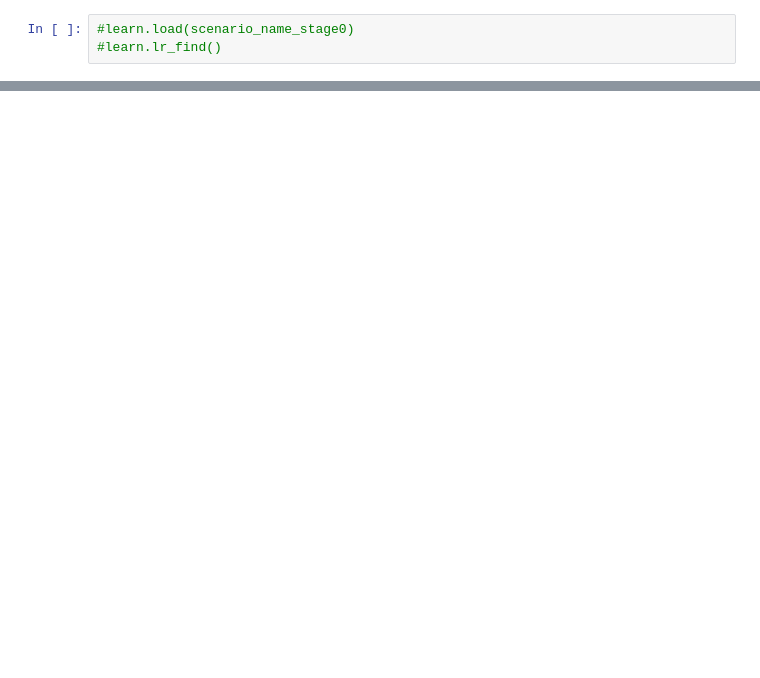
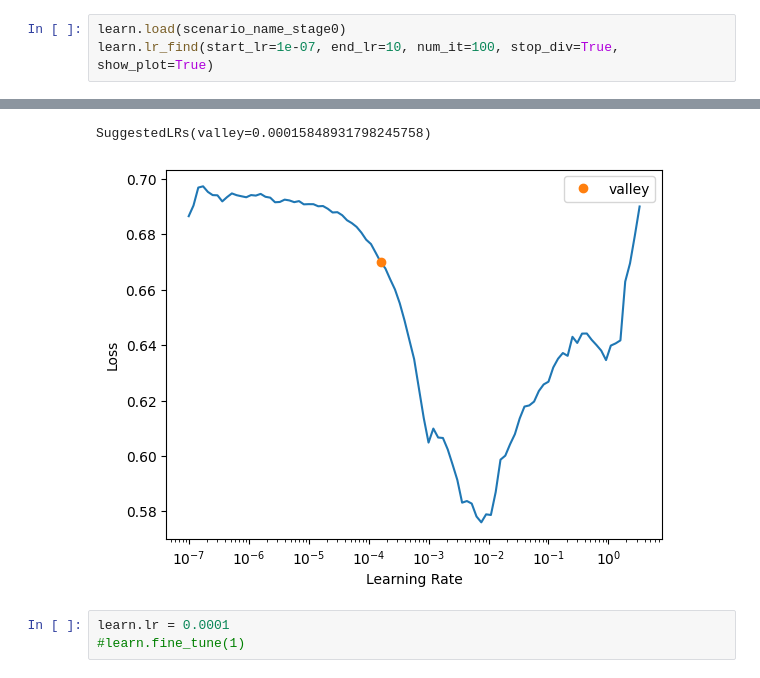
Before and after one commit to a-ludwig/smart_hans, a Jupyter notebook: Machine_learning/tsai_with_real_data_univariate.ipynb, the cells around one changed output, grey strips where cells are left out. Saved outputs shown, nothing was run; the diff lists cells and outputs as text; blank space fills up the shorter version.

```diff
--- a/Machine_learning/tsai_with_real_data_univariate.ipynb
+++ b/Machine_learning/tsai_with_real_data_univariate.ipynb
@@ -66,3 +66,4 @@ Path('models/scenario_3_InceptionTime_nr_taps_1_features_right_eye_y_stage0.pth'
-# %%
-#learn.load(scenario_name_stage0)
-#learn.lr_find()
+# %%
+learn.load(scenario_name_stage0)
+learn.lr_find(start_lr=1e-07, end_lr=10, num_it=100, stop_div=True, show_plot=True)
+# %% [output]
@@ -69,2 +71,7 @@ Path('models/scenario_3_InceptionTime_nr_taps_1_features_right_eye_y_stage0.pth'
+SuggestedLRs(valley=0.00015848931798245758)
+[figure, added]
+# %%
+learn.lr = 0.0001
+#learn.fine_tune(1)
 # %%
 scenario_name_stage1 = scenario_name_stage0.replace("0","1")
```
Also changed, not shown: parts of 8 cells of this notebook, 1 other file.
